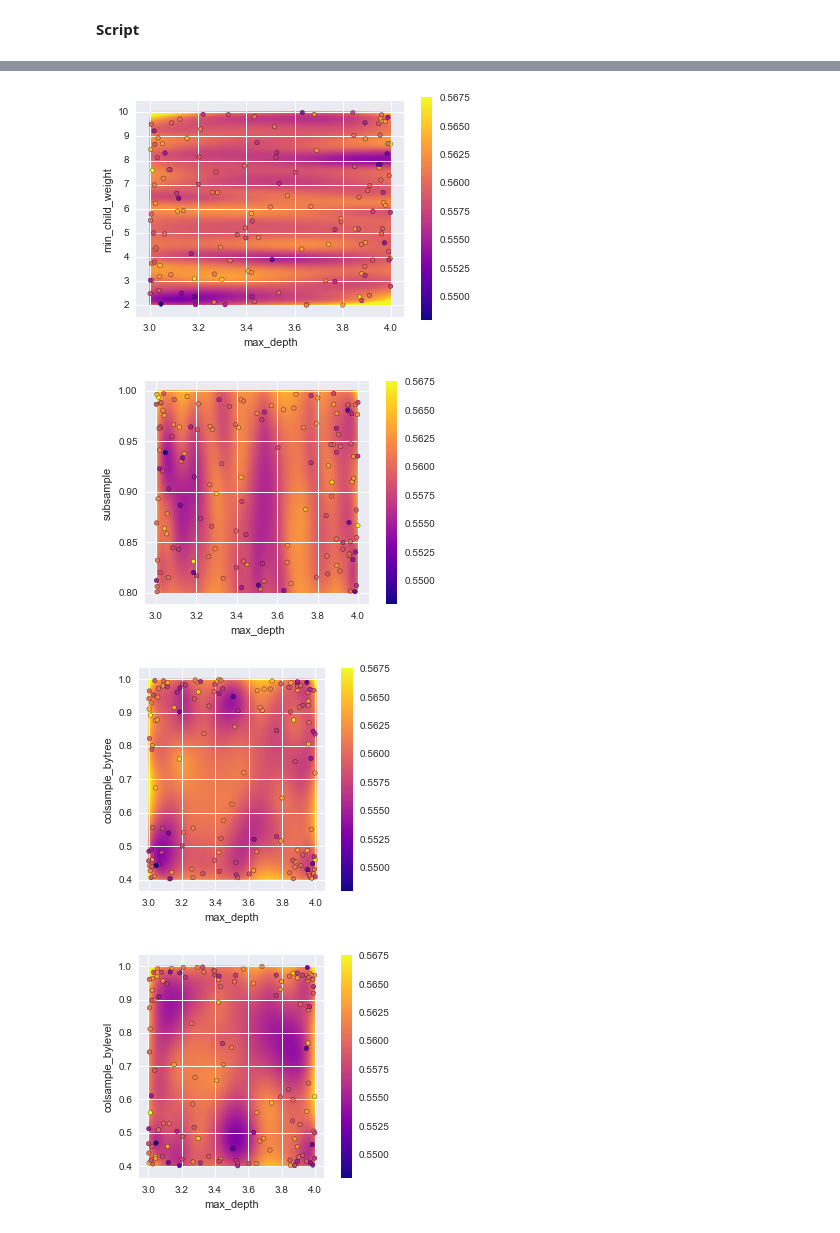
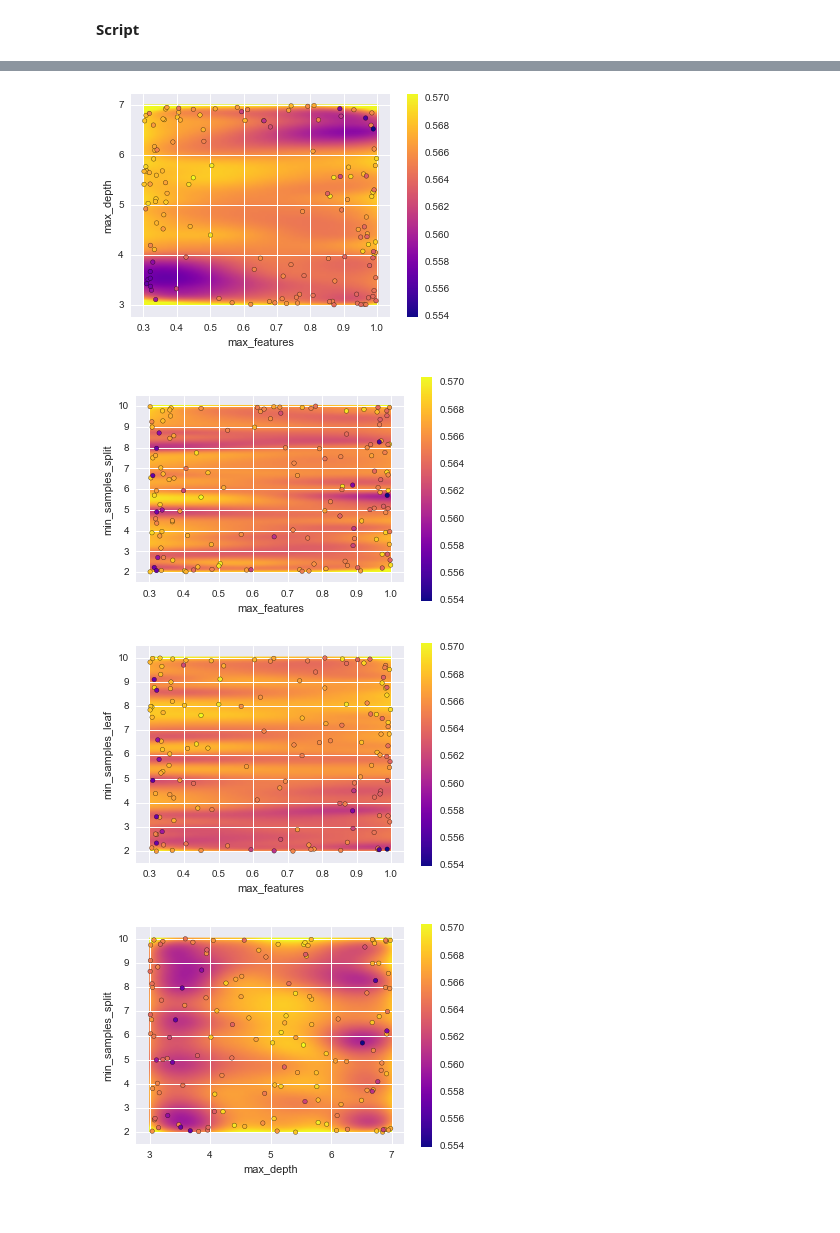
Before and after one commit to juliencohensolal/Merco, a Jupyter notebook: M_BO.ipynb, the cells around one changed output, grey strips where cells are left out. Saved outputs shown, nothing was run; the diff lists cells and outputs as text; code cells hidden in the pictures.

```diff
--- a/M_BO.ipynb
+++ b/M_BO.ipynb
@@ -124,7 +124,7 @@ def run_xgb(max_depth, min_child_weight, subsample, colsample_bytree, colsample_
     return(cv_score)
 # %%
 # Init Bayesian Optimization
-et_max_features_min = 0.5
+et_max_features_min = 0.3
 et_max_features_max = 1.0
 et_max_depth_min = 3
 et_max_depth_max = 7
@@ -134,10 +134,10 @@ et_min_samples_leaf_min = 2
 et_min_samples_leaf_max = 10
 
 xgb_max_depth_min = 3
-xgb_max_depth_max = 4
+xgb_max_depth_max = 6
 xgb_min_child_weight_min = 2
 xgb_min_child_weight_max = 10
-xgb_subsample_min = 0.8
+xgb_subsample_min = 0.6
 xgb_subsample_max = 1.0
 xgb_colsample_bytree_min = 0.4
 xgb_colsample_bytree_max = 1.0
@@ -233,6 +233,6 @@ display(y.head(2))
 # %%
 # Run optimization
-MODEL = "xg"
+MODEL = "et"
 start = time.time()
 bo = initBO()
 bo.maximize(init_points = 10, n_iter = 140, xi = 0.05)
@@ -282,40 +281,40 @@ display(history_df.head(10))
 # %%
 if (MODEL == "et") :
-    graphBO(history_df, "max_features", "max_depth", et_max_features_min, et_max_features_max, et_max_depth_min, et_max_depth_max, 0.1)
+    graphBO(history_df, "max_features", "max_depth", et_max_features_min, et_max_features_max, et_max_depth_min, et_max_depth_max, 0.15)
     graphBO(history_df, "max_features", "min_samples_split", et_max_features_min, et_max_features_max, et_min_samples_split_min, et_min_samples_split_max, 0.06)
-    graphBO(history_df, "max_features", "min_samples_leaf", et_max_features_min, et_max_features_max, et_min_samples_leaf_min, et_min_samples_leaf_max, 0.05)
+    graphBO(history_df, "max_features", "min_samples_leaf", et_max_features_min, et_max_features_max, et_min_samples_leaf_min, et_min_samples_leaf_max, 0.07)
     graphBO(history_df, "max_depth", "min_samples_split", et_max_depth_min, et_max_depth_max, et_min_samples_split_min, et_min_samples_split_max, 0.4)
     graphBO(history_df, "max_depth", "min_samples_leaf", et_max_depth_min, et_max_depth_max, et_min_samples_leaf_min, et_min_samples_leaf_max, 0.4)
     graphBO(history_df, "min_samples_split", "min_samples_leaf", et_min_samples_split_min, et_min_samples_split_max, et_min_samples_leaf_min, et_min_samples_leaf_max, 0.8)
 elif (MODEL == "xg") :
-    graphBO(history_df, "max_depth", "min_child_weight", xgb_max_depth_min, xgb_max_depth_max, xgb_min_child_weight_min, xgb_min_child_weight_max, 0.1)
+    graphBO(history_df, "max_depth", "min_child_weight", xgb_max_depth_min, xgb_max_depth_max, xgb_min_child_weight_min, xgb_min_child_weight_max, 0.3)
     graphBO(history_df, "max_depth", "subsample", xgb_max_depth_min, xgb_max_depth_max, xgb_subsample_min, xgb_subsample_max, 5)
-    graphBO(history_df, "max_depth", "colsample_bytree", xgb_max_depth_min, xgb_max_depth_max, xgb_colsample_bytree_min, xgb_colsample_bytree_max, 2)
-    graphBO(history_df, "max_depth", "colsample_bylevel", xgb_max_depth_min, xgb_max_depth_max, xgb_colsample_bylevel_min, xgb_colsample_bylevel_max, 2)
+    graphBO(history_df, "max_depth", "colsample_bytree", xgb_max_depth_min, xgb_max_depth_max, xgb_colsample_bytree_min, xgb_colsample_bytree_max, 3)
+    graphBO(history_df, "max_depth", "colsample_bylevel", xgb_max_depth_min, xgb_max_depth_max, xgb_colsample_bylevel_min, xgb_colsample_bylevel_max, 3)
     graphBO(history_df, "min_child_weight", "subsample", xgb_min_child_weight_min, xgb_min_child_weight_max, xgb_subsample_min, xgb_subsample_max, 25)
     graphBO(history_df, "min_child_weight", "colsample_bytree", xgb_min_child_weight_min, xgb_min_child_weight_max, xgb_colsample_bytree_min, xgb_colsample_bytree_max, 10)
     graphBO(history_df, "min_child_weight", "colsample_bylevel", xgb_min_child_weight_min, xgb_min_child_weight_max, xgb_colsample_bylevel_min, xgb_colsample_bylevel_max, 12)
-    graphBO(history_df, "subsample", "colsample_bytree", xgb_subsample_min, xgb_subsample_max, xgb_colsample_bytree_min, xgb_colsample_bytree_max, 0.3)
-    graphBO(history_df, "subsample", "colsample_bylevel", xgb_subsample_min, xgb_subsample_max, xgb_colsample_bylevel_min, xgb_colsample_bylevel_max, 0.3)
+    graphBO(history_df, "subsample", "colsample_bytree", xgb_subsample_min, xgb_subsample_max, xgb_colsample_bytree_min, xgb_colsample_bytree_max, 0.6)
+    graphBO(history_df, "subsample", "colsample_bylevel", xgb_subsample_min, xgb_subsample_max, xgb_colsample_bylevel_min, xgb_colsample_bylevel_max, 0.6)
     graphBO(history_df, "colsample_bytree", "colsample_bylevel", xgb_colsample_bytree_min, xgb_colsample_bytree_max, xgb_colsample_bylevel_min, xgb_colsample_bylevel_max, 1)
 else :
     graphBO(history_df, "max_depth", "num_leaves", max_depth_min, max_depth_max, num_leaves_min, num_leaves_max, 0.2)
     graphBO(history_df, "max_depth", "min_data_in_leaf", max_depth_min, max_depth_max, min_data_in_leaf_min, min_data_in_leaf_max, 0.2)
     graphBO(history_df, "max_depth", "feature_fraction", max_depth_min, max_depth_max, feature_fraction_min, feature_fraction_max, 8)
     graphBO(history_df, "max_depth", "bagging_fraction", max_depth_min, max_depth_max, bagging_fraction_min, bagging_fraction_max, 8)
     graphBO(history_df, "max_depth", "bagging_freq", max_depth_min, max_depth_max, bagging_freq_min, bagging_freq_max, 0.1)
     graphBO(history_df, "num_leaves", "min_data_in_leaf", num_leaves_min, num_leaves_max, min_data_in_leaf_min, min_data_in_leaf_max, 1)
     graphBO(history_df, "num_leaves", "feature_fraction", num_leaves_min, num_leaves_max, feature_fraction_min, feature_fraction_max, 25)
     graphBO(history_df, "num_leaves", "bagging_fraction", num_leaves_min, num_leaves_max, bagging_fraction_min, bagging_fraction_max, 25)
     graphBO(history_df, "num_leaves", "bagging_freq", num_leaves_min, num_leaves_max, bagging_freq_min, bagging_freq_max, 0.4)
     graphBO(history_df, "min_data_in_leaf", "feature_fraction", min_data_in_leaf_min, min_data_in_leaf_max, feature_fraction_min, feature_fraction_max, 25)
     graphBO(history_df, "min_data_in_leaf", "bagging_fraction", min_data_in_leaf_min, min_data_in_leaf_max, bagging_fraction_min, bagging_fraction_max, 25)
     graphBO(history_df, "min_data_in_leaf", "bagging_freq", min_data_in_leaf_min, min_data_in_leaf_max, bagging_freq_min, bagging_freq_max, 0.5)
     graphBO(history_df, "feature_fraction", "bagging_fraction", feature_fraction_min, feature_fraction_max, bagging_fraction_min, bagging_fraction_max, 1)
     graphBO(history_df, "feature_fraction", "bagging_freq", feature_fraction_min, feature_fraction_max, bagging_freq_min, bagging_freq_max, 0.01)
     graphBO(history_df, "bagging_fraction", "bagging_freq", bagging_fraction_min, bagging_fraction_max, bagging_freq_min, bagging_freq_max, 0.01)
 # %% [output]
-[figure, old version]
+[figure, new version]
-[figure, old version]
+[figure, new version]
-[figure, old version]
+[figure, new version]
-[figure, old version]
+[figure, new version]
```
Also changed, not shown: parts of 4 cells of this notebook, 4 other files.
